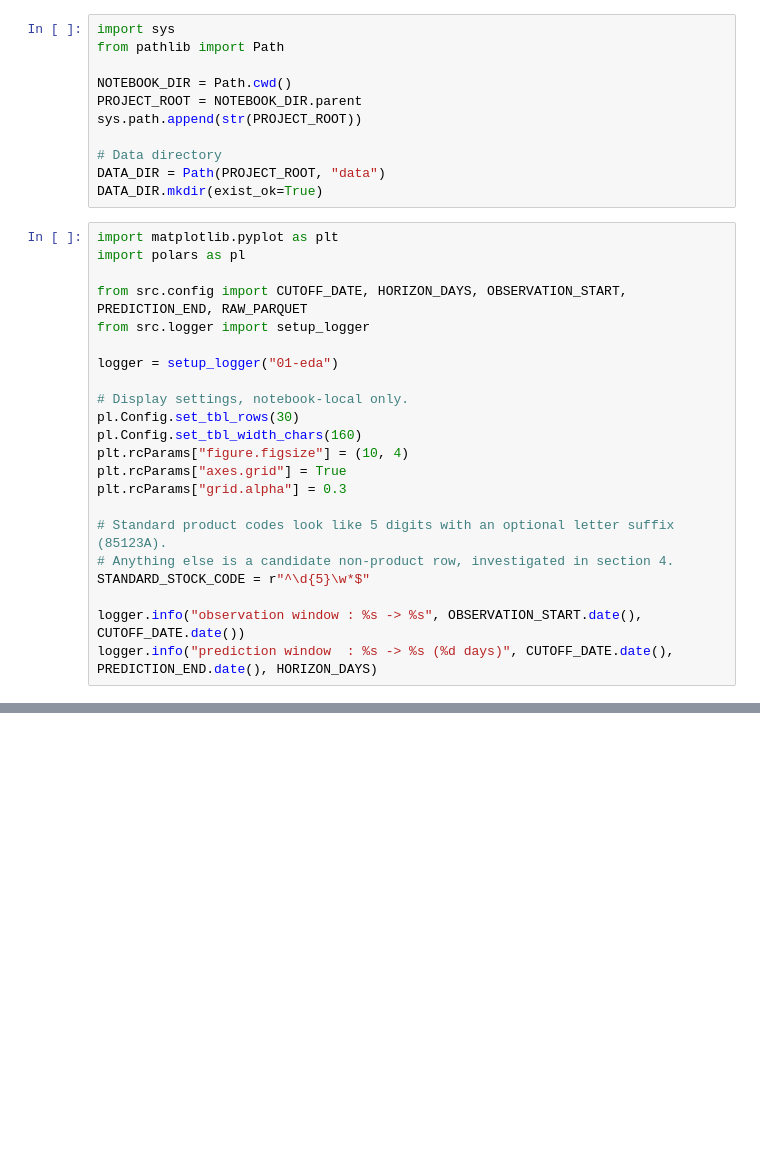
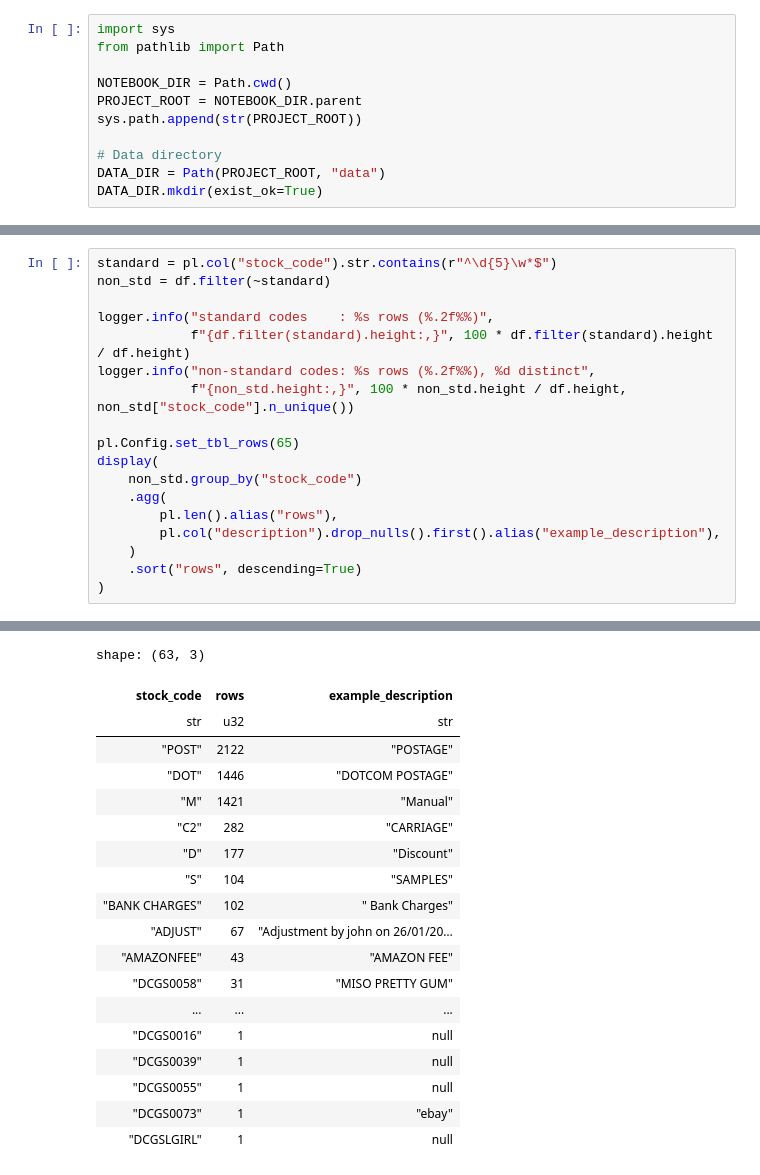
Before and after one commit to utkukosman1/ecom-repeat-purchase-prediction, a Jupyter notebook: notebooks/01_eda.ipynb, the cells around one changed output, grey strips where cells are left out. Cells and saved outputs as stored; diff of their text form; blank space fills up the shorter version.

```diff
--- a/notebooks/01_eda.ipynb
+++ b/notebooks/01_eda.ipynb
@@ -31,25 +16,3 @@ sys.path.append(str(PROJECT_ROOT))
 # Data directory
 DATA_DIR = Path(PROJECT_ROOT, "data")
 DATA_DIR.mkdir(exist_ok=True)
-# %%
-import matplotlib.pyplot as plt
-import polars as pl
-
-from src.config import CUTOFF_DATE, HORIZON_DAYS, OBSERVATION_START, PREDICTION_END, RAW_PARQUET
-from src.logger import setup_logger
-
-logger = setup_logger("01-eda")
-
-# Display settings, notebook-local only.
-pl.Config.set_tbl_rows(30)
-pl.Config.set_tbl_width_chars(160)
-plt.rcParams["figure.figsize"] = (10, 4)
-plt.rcParams["axes.grid"] = True
-plt.rcParams["grid.alpha"] = 0.3
-
-# Standard product codes look like 5 digits with an optional letter suffix (85123A).
-# Anything else is a candidate non-product row, investigated in section 4.
-STANDARD_STOCK_CODE = r"^\d{5}\w*$"
-
-logger.info("observation window : %s -> %s", OBSERVATION_START.date(), CUTOFF_DATE.date())
-logger.info("prediction window  : %s -> %s (%d days)", CUTOFF_DATE.date(), PREDICTION_END.date(), HORIZON_DAYS)
@@ -479,0 +296,19 @@ are a data artefact to remove or genuine repeated scan lines on one invoice.
+# %%
+standard = pl.col("stock_code").str.contains(r"^\d{5}\w*$")
+non_std = df.filter(~standard)
+
+logger.info("standard codes    : %s rows (%.2f%%)",
+            f"{df.filter(standard).height:,}", 100 * df.filter(standard).height / df.height)
+logger.info("non-standard codes: %s rows (%.2f%%), %d distinct",
+            f"{non_std.height:,}", 100 * non_std.height / df.height, non_std["stock_code"].n_unique())
+
+pl.Config.set_tbl_rows(65)
+display(
+    non_std.group_by("stock_code")
+    .agg(
+        pl.len().alias("rows"),
+        pl.col("description").drop_nulls().first().alias("example_description"),
+    )
+    .sort("rows", descending=True)
+)
+# %% [output]
@@ -479,0 +317,19 @@ are a data artefact to remove or genuine repeated scan lines on one invoice.
+shape: (63, 3)
+| stock_code | rows | example_description |
+| str | u32 | str |
+| "POST" | 2122 | "POSTAGE" |
+| "DOT" | 1446 | "DOTCOM POSTAGE" |
+| "M" | 1421 | "Manual" |
+| "C2" | 282 | "CARRIAGE" |
+| "D" | 177 | "Discount" |
+| "S" | 104 | "SAMPLES" |
+| "BANK CHARGES" | 102 | " Bank Charges" |
+| "ADJUST" | 67 | "Adjustment by john on 26/01/20… |
+| "AMAZONFEE" | 43 | "AMAZON FEE" |
+| "DCGS0058" | 31 | "MISO PRETTY GUM" |
+| ... | ... | ... |
+| "DCGS0016" | 1 | null |
+| "DCGS0039" | 1 | null |
+| "DCGS0055" | 1 | null |
+| "DCGS0073" | 1 | "ebay" |
+| "DCGSLGIRL" | 1 | null |
```
Also changed, not shown: parts of 102 cells of this notebook, 1 other file.
